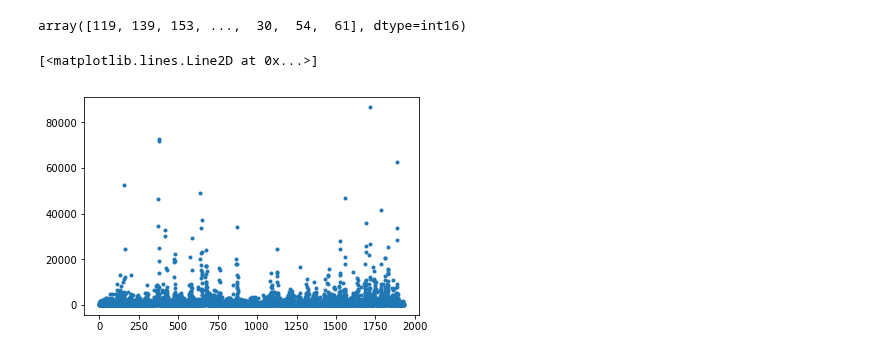
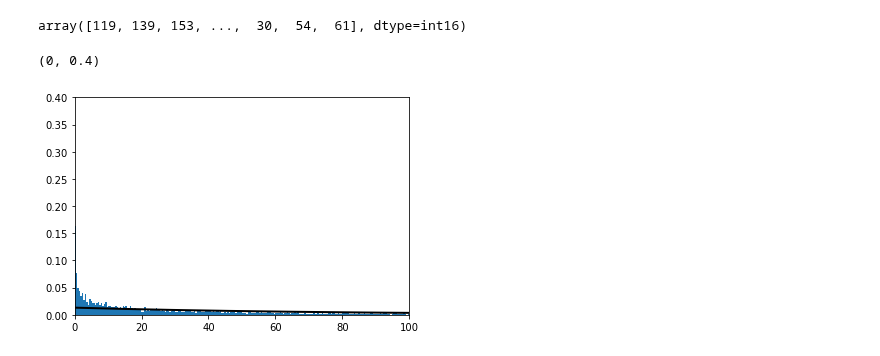
Before and after one commit to voytekresearch/SpectralCA, a Jupyter notebook: analysis_notebooks/exp_comparisons.ipynb, the cells around one changed output. Saved outputs shown, nothing was run; the diff lists cells and outputs as text; code cells hidden in the pictures.

```diff
--- a/analysis_notebooks/exp_comparisons.ipynb
+++ b/analysis_notebooks/exp_comparisons.ipynb
@@ -51,22 +37,22 @@ sp.stats.expon.fit?
 # %%
 from scipy.stats import expon
 import scipy as sp
 import matplotlib.pyplot as plt
 fig, ax = plt.subplots(1, 1)
 mean, var, skew, kurt = expon.stats(moments='mvsk')
-#x = np.arange(1,50)
+y = np.arange(1,50)
 #ax.plot(x, expon.pdf(x),'r-', lw=5, alpha=0.6, label='expon pdf')
 #_ = ax.plot(psd_[0][:100])
 # _ = ax.plot(psd_[1])
-x, y, spg_ = sp.signal.spectrogram(data[0],fs=fs,nperseg=nperseg/2,noverlap=noverlap/2)
+x, y, spg_ = sp.signal.spectrogram(data[0],fs=fs,nperseg=nperseg,noverlap=noverlap)
 _, scale_ = sp.stats.expon.fit(spg_[0],floc=0)
-#_ = ax.plot(x,scale_*np.exp(-(1/scale_)*x))
-#np.exp(scale_*x)
-#scale_
-# expon.fit()
-for i in x
-plt.plot(y,spg_[2],'.')
-# x
+_ = ax.hist(spg_[0],normed=True,bins=10000)
+x = np.linspace(0,500, 1000)
+#ax.plot(x, expon.pdf(x),'r-', lw=5, label='expon pdf')
+rv = expon(scale = scale_)
+ax.plot(x, rv.pdf(x), 'k-', lw=2, label='frozen pdf',)
+plt.xlim(0,100)
+plt.ylim(0,0.4)
 # %% [output]
-[<matplotlib.lines.Line2D at 0x...>]
+(0, 0.4)
-[figure, old version]
+[figure, new version]
```
Also changed, not shown: parts of 17 cells of this notebook.
